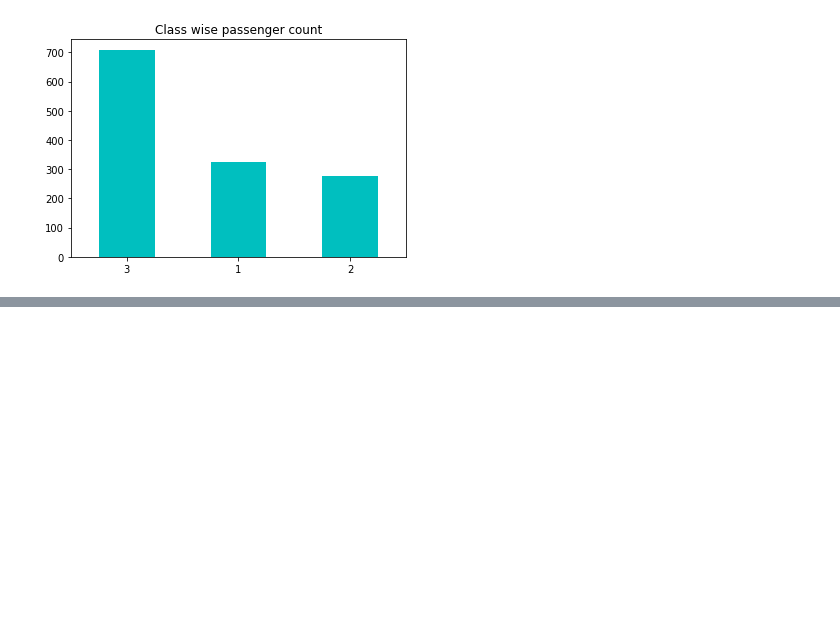
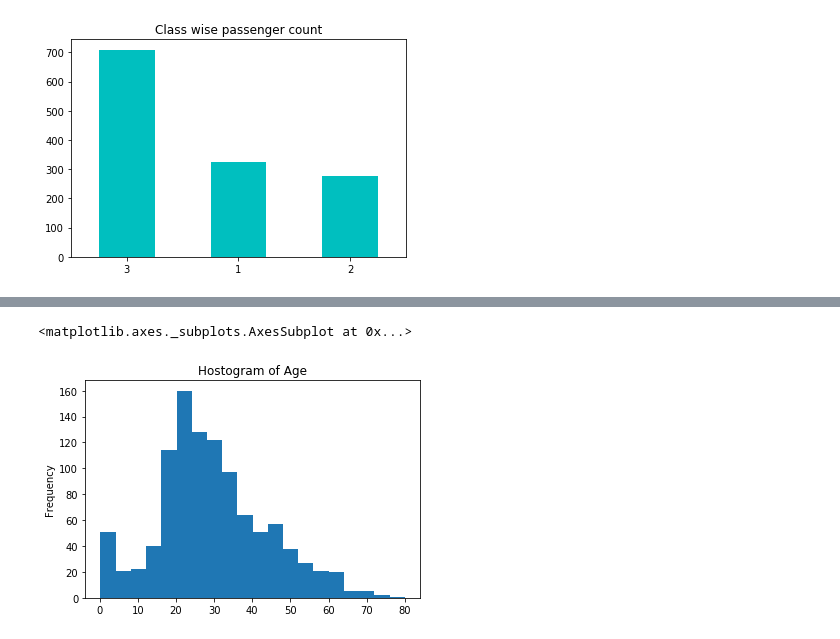
Before and after one commit to alabetskiy/Titanic, a Jupyter notebook: notebooks/2.0-ak-exploring-processing-data.ipynb, the cells around one changed output, grey strips where cells are left out. Cells and saved outputs as stored; diff of their text form; code cells hidden in the pictures; blank space fills up the shorter version.

```diff
--- a/notebooks/2.0-ak-exploring-processing-data.ipynb
+++ b/notebooks/2.0-ak-exploring-processing-data.ipynb
@@ -353,0 +362,6 @@ df.Pclass.value_counts().plot(kind='bar', rot= 0 , title='Class wise passenger c
+# %%
+# use bins to add or remove
+df.Age.plot(kind='hist',title='Hostogram of Age', bins=20)
+# %% [output]
+<matplotlib.axes._subplots.AxesSubplot at 0x...>
+[figure, added]
```
Also changed, not shown: parts of 25 cells of this notebook.
